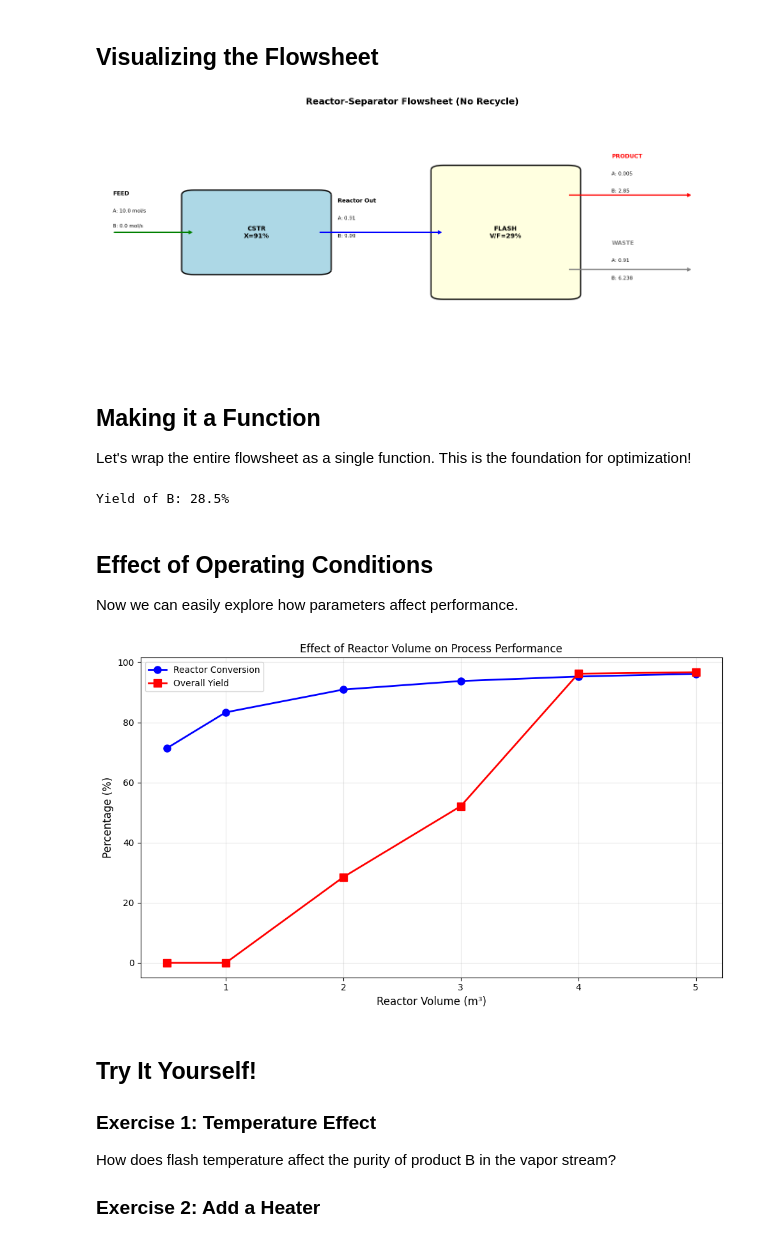
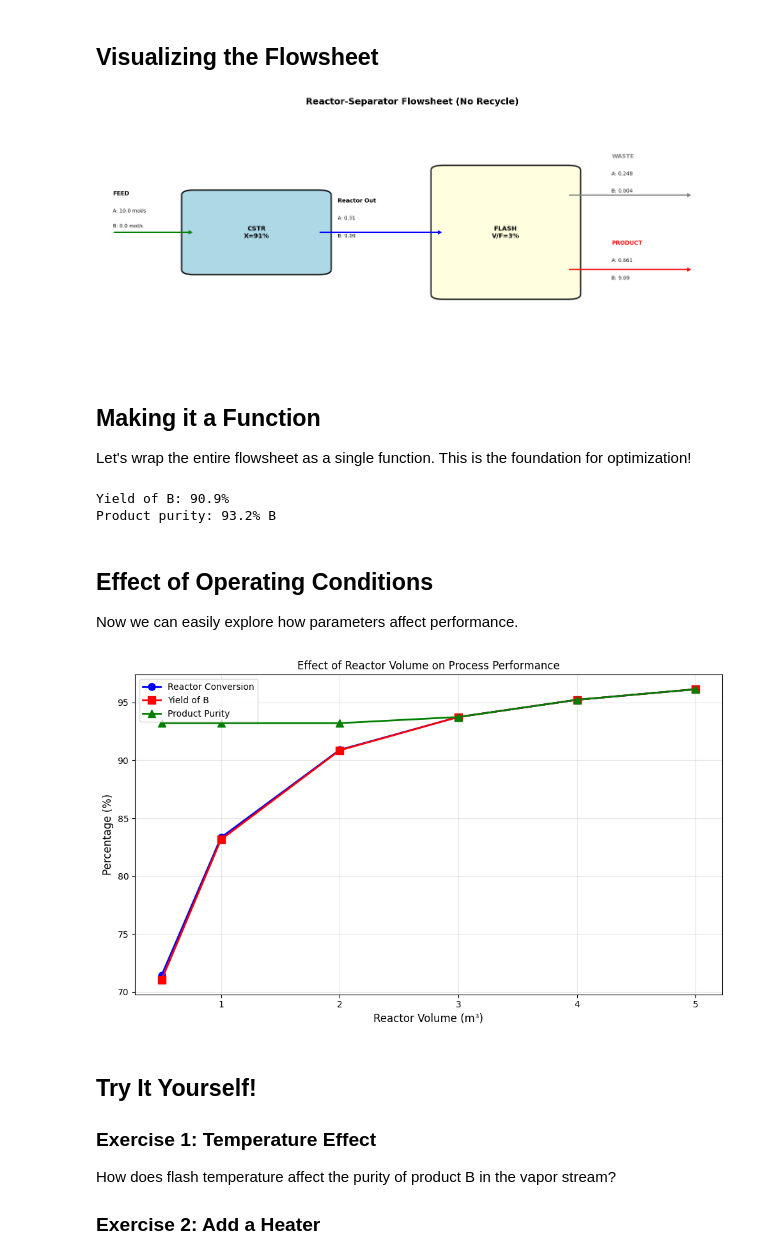
Before and after one commit to jkitchin/differentiable-flowsheets, a Jupyter notebook: about-flowsheets/00h_connecting_units_in_series.ipynb, the cells around one changed output. Cells and saved outputs as stored; diff of their text form; code cells hidden in the pictures.

```diff
--- a/about-flowsheets/00h_connecting_units_in_series.ipynb
+++ b/about-flowsheets/00h_connecting_units_in_series.ipynb
@@ -136,17 +136,17 @@ Step 2: Reactor Outlet (= Flash Inlet)
   Conversion = 90.9%
 # %%
 # Step 3: Solve flash (using reactor outlet as inlet)
-# Use pressure where we get proper vapor-liquid separation
-# At P=50 kPa everything vaporizes, at P=70 kPa everything condenses
-# P=60 kPa gives good two-phase operation for this mixture
-liquid, vapor, flash_info = flash(reactor_out, T=350.0, P=60000.0)
+# A is volatile (light), B is less volatile (heavy)
+# Unreacted A goes to vapor (waste), product B stays in liquid (product)
+# Use vacuum (10 kPa) to vaporize the volatile A impurity
+liquid, vapor, flash_info = flash(reactor_out, T=350.0, P=10000.0)
 
 print("\nStep 3: Flash Products")
-print(f"\nVapor (Product B):")
+print(f"\nVapor (Waste - unreacted A):")
 print(f"  F_A = {float(get_flows(vapor)['A']):.4f} mol/s")
 print(f"  F_B = {float(get_flows(vapor)['B']):.4f} mol/s")
 
-print(f"\nLiquid (Unreacted A):")
+print(f"\nLiquid (Product B):")
 print(f"  F_A = {float(get_flows(liquid)['A']):.4f} mol/s")
 print(f"  F_B = {float(get_flows(liquid)['B']):.4f} mol/s")
 
@@ -236,19 +238,19 @@ def draw_reactor_separator_flowsheet(feed, reactor_out, liquid, vapor, reactor_c
     ax.text(0.38, 0.55, f'A: {float(get_flows(reactor_out)["A"]):.2f}', fontsize=8)
     ax.text(0.38, 0.48, f'B: {float(get_flows(reactor_out)["B"]):.2f}', fontsize=8)
 
-    # Vapor product
+    # Vapor waste (now at top - unreacted A)
     ax.annotate('', xy=(0.95, 0.65), xytext=(0.75, 0.65),
+                arrowprops=dict(arrowstyle='->', lw=2, color='gray'))
+    ax.text(0.82, 0.8, 'WASTE', fontsize=9, fontweight='bold', color='gray')
+    ax.text(0.82, 0.73, f'A: {float(get_flows(vapor)["A"]):.3f}', fontsize=8)
+    ax.text(0.82, 0.66, f'B: {float(get_flows(vapor)["B"]):.3f}', fontsize=8)
+
+    # Liquid product (now at bottom - product B)
+    ax.annotate('', xy=(0.95, 0.35), xytext=(0.75, 0.35),
                 arrowprops=dict(arrowstyle='->', lw=2, color='red'))
-    ax.text(0.82, 0.8, 'PRODUCT', fontsize=9, fontweight='bold', color='red')
-    ax.text(0.82, 0.73, f'A: {float(get_flows(vapor)["A"]):.3f}', fontsize=8)
-    ax.text(0.82, 0.66, f'B: {float(get_flows(vapor)["B"]):.2f}', fontsize=8)
-
-    # Liquid waste
-    ax.annotate('', xy=(0.95, 0.35), xytext=(0.75, 0.35),
-                arrowprops=dict(arrowstyle='->', lw=2, color='gray'))
-    ax.text(0.82, 0.45, 'WASTE', fontsize=9, fontweight='bold', color='gray')
-    ax.text(0.82, 0.38, f'A: {float(get_flows(liquid)["A"]):.2f}', fontsize=8)
-    ax.text(0.82, 0.31, f'B: {float(get_flows(liquid)["B"]):.3f}', fontsize=8)
+    ax.text(0.82, 0.45, 'PRODUCT', fontsize=9, fontweight='bold', color='red')
+    ax.text(0.82, 0.38, f'A: {float(get_flows(liquid)["A"]):.3f}', fontsize=8)
+    ax.text(0.82, 0.31, f'B: {float(get_flows(liquid)["B"]):.2f}', fontsize=8)
 
     ax.set_xlim(0, 1)
     ax.set_ylim(0, 1)
@@ -264,7 +266,7 @@ fig = draw_reactor_separator_flowsheet(
     float(flash_info['V_frac'])
 )
 # %% [output]
-[figure, old version]
+[figure, new version]
 # %% [markdown]
 ## Making it a Function
 
@@ -273,6 +275,9 @@ Let's wrap the entire flowsheet as a single function. This is the foundation for
 def solve_reactor_separator(params, feed):
     """
     Solve the reactor-separator flowsheet.
+
+    Product B is recovered in the LIQUID stream.
+    Unreacted A is vented in the VAPOR stream.
 
     Args:
         params: dict with 'V_reactor', 'T_reactor', 'k', 'T_flash', 'P_flash', 'Q_vol'
@@ -286,7 +291,7 @@ def solve_reactor_separator(params, feed):
     T_reactor = params['T_reactor']
     k = params['k']
     T_flash = params['T_flash']
-    P_flash = params.get('P_flash', jnp.array(60000.0))  # 60 kPa for two-phase operation
+    P_flash = params.get('P_flash', jnp.array(10000.0))  # 10 kPa vacuum default
     Q_vol = params['Q_vol']
 
     # Create reactor
@@ -302,12 +307,16 @@ def solve_reactor_separator(params, feed):
     # Solve reactor
     reactor_out, reactor_info = reactor(feed, T_spec=float(T_reactor), volumetric_flow=float(Q_vol))
 
-    # Solve flash at pressure for good separation
+    # Solve flash - product B goes to liquid, waste A goes to vapor
     liquid, vapor, flash_info = flash(reactor_out, T=float(T_flash), P=float(P_flash))
 
-    # Calculate metrics
+    # Calculate metrics - product is in LIQUID
     F_A_feed = get_flows(feed)['A']
-    F_B_product = get_flows(vapor)['B']
+    F_B_product = get_flows(liquid)['B']  # Product B in liquid
+    F_A_in_product = get_flows(liquid)['A']  # Impurity A in liquid
+
+    # Purity of product stream
+    purity = F_B_product / (F_B_product + F_A_in_product + 1e-10)
 
     return {
         'feed': feed,
@@ -318,6 +327,7 @@ def solve_reactor_separator(params, feed):
         'vapor_fraction': flash_info['V_frac'],
         'product_B': F_B_product,
         'yield': F_B_product / F_A_feed,
+        'purity': purity,
     }
 
 # Test
@@ -326,49 +336,54 @@ params = {
     'T_reactor': jnp.array(350.0),
     'k': jnp.array(0.5),
     'T_flash': jnp.array(350.0),
-    'P_flash': jnp.array(60000.0),
+    'P_flash': jnp.array(10000.0),  # 10 kPa vacuum
     'Q_vol': jnp.array(0.1),
 }
 
 result = solve_reactor_separator(params, feed)
 print(f"Yield of B: {float(result['yield'])*100:.1f}%")
+print(f"Product purity: {float(result['purity'])*100:.1f}% B")
 # %% [output]
-Yield of B: 28.5%
+Yield of B: 90.9%
+Product purity: 93.2% B
 # %% [markdown]
 ## Effect of Operating Conditions
 
 Now we can easily explore how parameters affect performance.
 # %%
-# How does reactor volume affect yield?
+# How does reactor volume affect yield and purity?
 
 volumes = [0.5, 1.0, 2.0, 3.0, 4.0, 5.0]
 yields = []
+purities = []
 conversions = []
 
 for V in volumes:
     params_test = {
         'V_reactor': jnp.array(V),
         'T_reactor': jnp.array(350.0),
         'k': jnp.array(0.5),
         'T_flash': jnp.array(350.0),
-        'P_flash': jnp.array(60000.0),  # 60 kPa for two-phase separation
+        'P_flash': jnp.array(10000.0),  # 10 kPa vacuum
         'Q_vol': jnp.array(0.1),
     }
     result = solve_reactor_separator(params_test, feed)
     yields.append(float(result['yield']))
+    purities.append(float(result['purity']))
     conversions.append(float(result['reactor_conversion']))
 
 fig, ax = plt.subplots(figsize=(10, 6))
 ax.plot(volumes, [c*100 for c in conversions], 'b-o', linewidth=2, markersize=8, label='Reactor Conversion')
-ax.plot(volumes, [y*100 for y in yields], 'r-s', linewidth=2, markersize=8, label='Overall Yield')
+ax.plot(volumes, [y*100 for y in yields], 'r-s', linewidth=2, markersize=8, label='Yield of B')
+ax.plot(volumes, [p*100 for p in purities], 'g-^', linewidth=2, markersize=8, label='Product Purity')
 ax.set_xlabel('Reactor Volume (m³)', fontsize=12)
 ax.set_ylabel('Percentage (%)', fontsize=12)
 ax.set_title('Effect of Reactor Volume on Process Performance', fontsize=12)
 ax.legend()
 ax.grid(True, alpha=0.3)
 plt.tight_layout()
 # %% [output]
-[figure, old version]
+[figure, new version]
 # %% [markdown]
 ## Try It Yourself!
 
```
Also changed, not shown: parts of 4 cells of this notebook.
